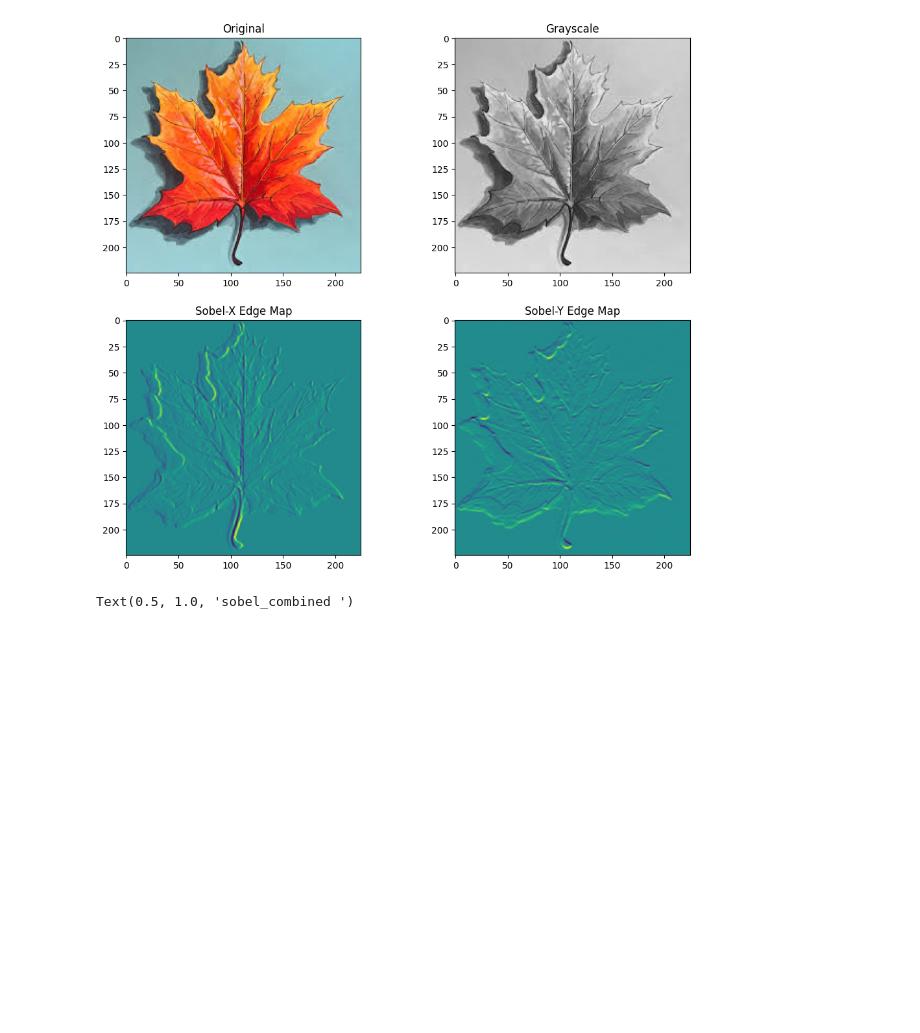
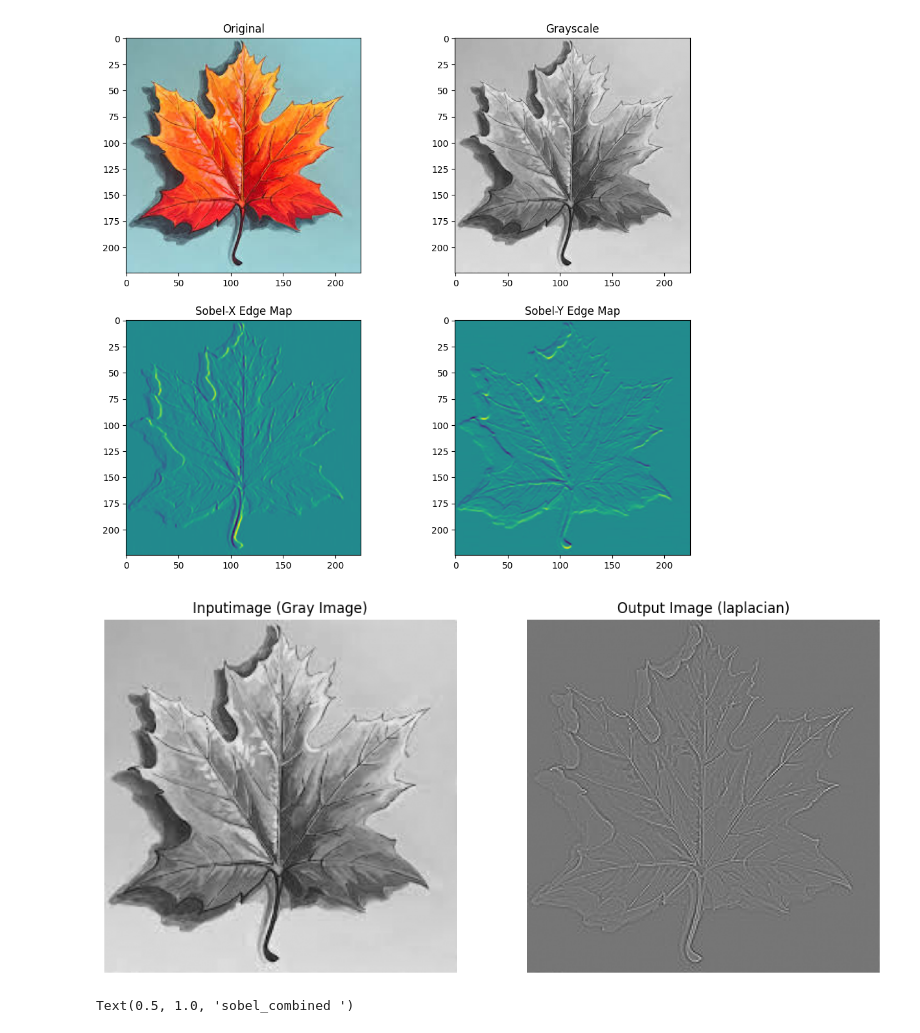
Before and after one commit to Sanjayofficiall2005/EDGE-DETECTION, a Jupyter notebook: lab_06.ipynb, the cells around one changed output. Cells and saved outputs as stored; diff of their text form; code cells hidden in the pictures; blank space fills up the shorter version.

```diff
--- a/lab_06.ipynb
+++ b/lab_06.ipynb
@@ -27,6 +27,15 @@ plt.subplot(324); plt.axis('on'); plt.imshow(sobely);plt.title('Sobel-Y Edge Map
 # %% [output]
 Text(0.5, 1.0, 'Sobel-Y Edge Map')
 [figure]
+# %%
+gray_image = cv2.cvtColor(image, cv2.COLOR_BGR2GRAY)
+laplacian = cv2.Laplacian(gray_image, cv2.CV_64F)
+plt.figure(figsize = (12, 16))
+plt.subplot(121); plt.axis('off'); plt.imshow(gray_image, cmap='gray'); plt.title('Inputimage (Gray Image)')
+
+plt.subplot(122);plt.imshow(laplacian, cmap='gray');plt.axis('off'); plt.title('Output Image (laplacian)');
+# %% [output]
+[figure, added]
 # %%
 plt.figure(figsize = (12, 16))
 plt.axis('off'); plt.imshow(sobel_combined, cmap='gray' ); plt.title('sobel_combined ')
```
Also changed, not shown: 4 other files.
